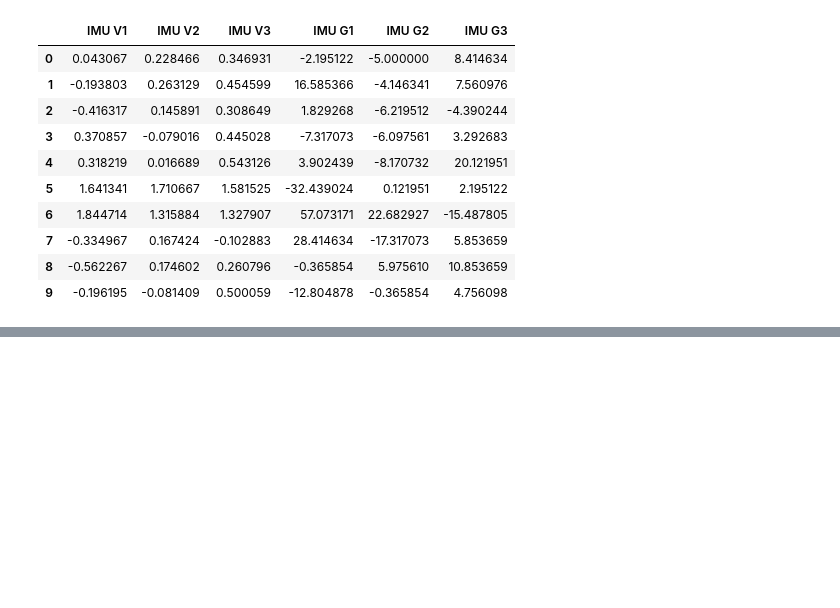
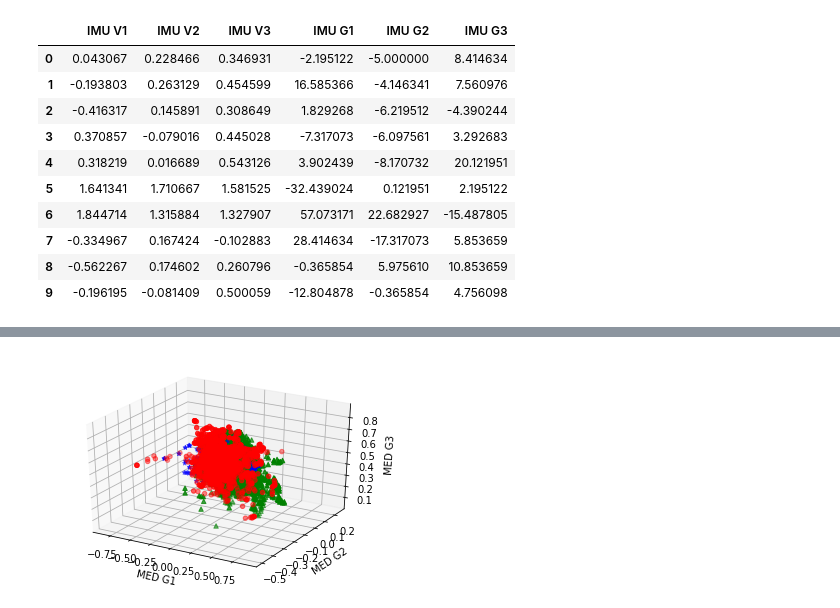
Before and after one commit to skamano/CSE_199H, a Jupyter notebook: velocity_calculation.ipynb, the cells around one changed output, grey strips where cells are left out. Saved outputs shown, nothing was run; the diff lists cells and outputs as text; code cells hidden in the pictures; blank space fills up the shorter version.

```diff
--- a/velocity_calculation.ipynb
+++ b/velocity_calculation.ipynb
@@ -509,0 +538,34 @@ new_data = pd.concat([df_stats]*4)
+# %%
+new_features = pd.concat([simple_multi_dataset,df_stats],axis=1)
+df = new_features.loc[(new_features['simple_label']=='PADDLING')]
+a1_paddling = np.array(df['MED G1'])
+df = new_features.loc[(new_features['simple_label']=='SURFING')]
+a1_surfing = np.array(df['MED G1'])
+df = new_features.loc[(new_features['simple_label']=='FLOATING')]
+a1_floating = np.array(df['MED G1'])
+
+df = new_features.loc[(new_features['simple_label']=='PADDLING')]
+a2_paddling = np.array(df['MED G2'])
+df = new_features.loc[(new_features['simple_label']=='SURFING')]
+a2_surfing = np.array(df['MED G2'])
+df = new_features.loc[(new_features['simple_label']=='FLOATING')]
+a2_floating = np.array(df['MED G2'])
+
+df = new_features.loc[(new_features['simple_label']=='PADDLING')]
+a3_paddling = np.array(df['MED G3'])
+df = new_features.loc[(new_features['simple_label']=='SURFING')]
+a3_surfing = np.array(df['MED G3'])
+df = new_features.loc[(new_features['simple_label']=='FLOATING')]
+a3_floating = np.array(df['MED G3'])
+
+fig = plt.figure()
+ax = fig.add_subplot(111, projection='3d')
+ax.scatter(a1_paddling,a2_paddling,a3_paddling,c='r',marker='o')
+ax.scatter(a1_surfing,a2_surfing,a3_surfing,c='b',marker='*')
+ax.scatter(a1_floating,a2_floating,a3_floating,c='g',marker='^')
+ax.set_xlabel('MED G1')
+ax.set_ylabel('MED G2')
+ax.set_zlabel('MED G3')
+fig.show()
+# %% [output]
+[figure, added]
```
Also changed, not shown: parts of 19 cells of this notebook, 7 other files.
